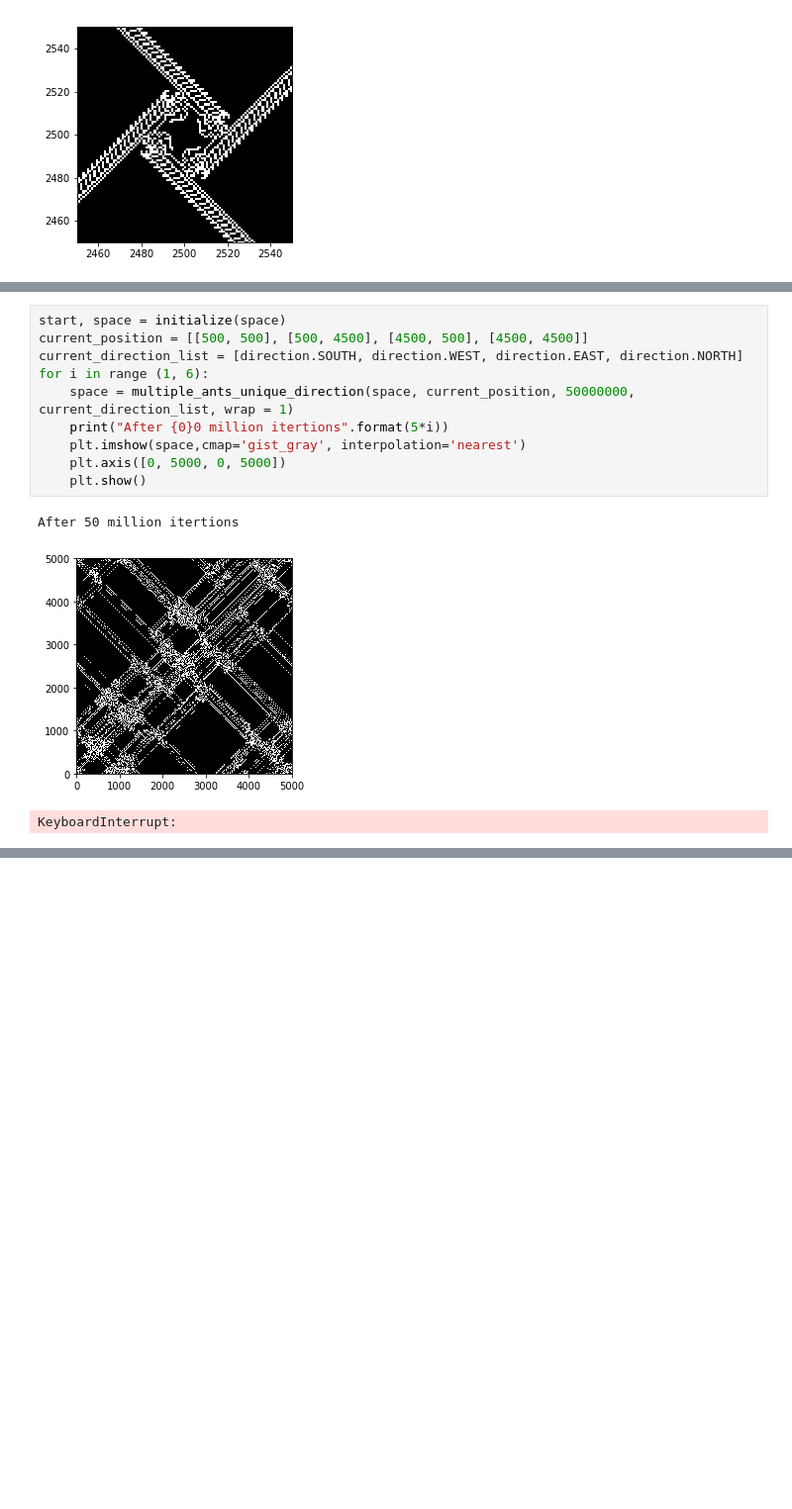
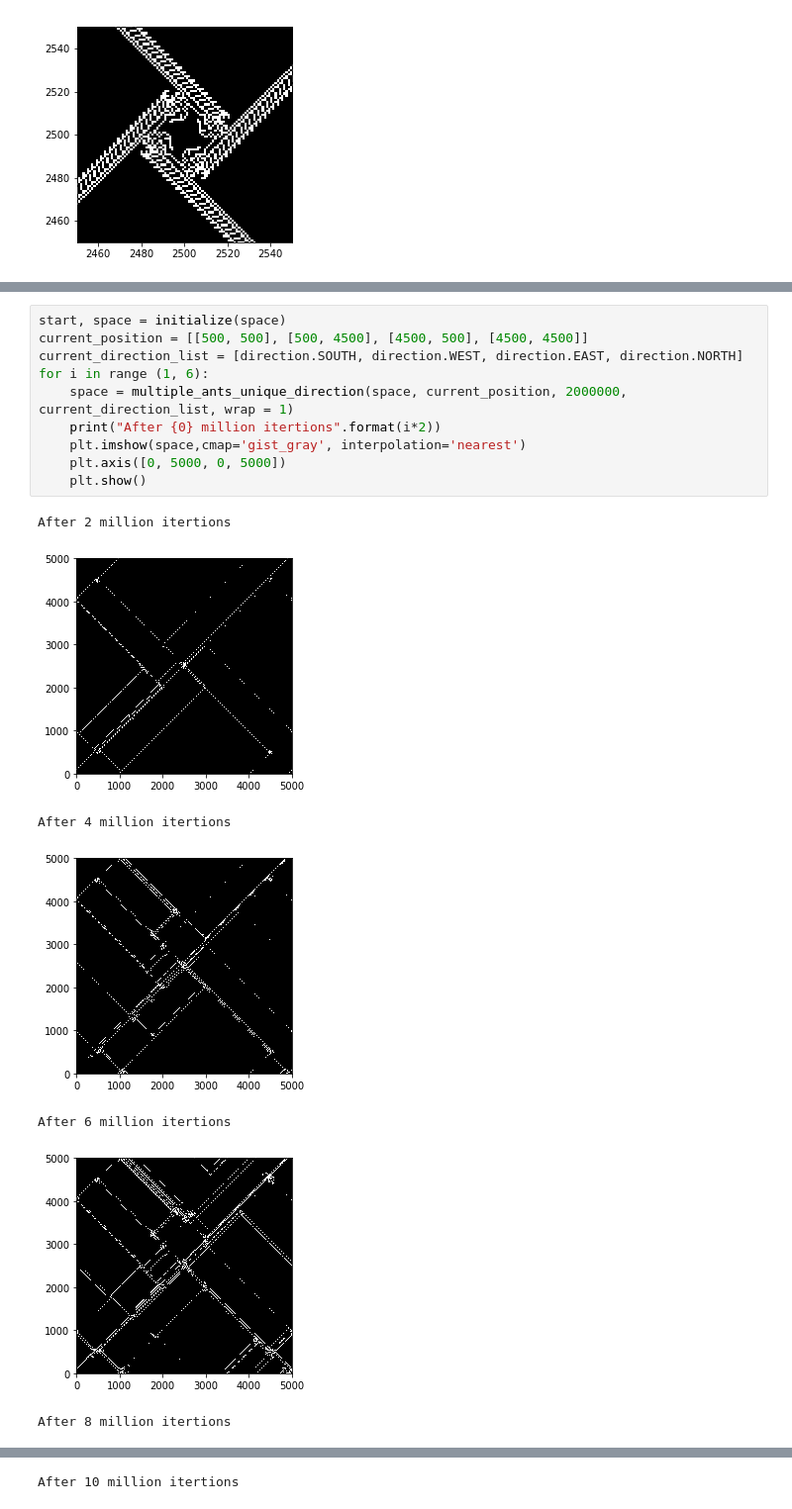
Before and after one commit to div3/LangtonAnt, a Jupyter notebook: Implementation.ipynb, the cells around one changed output, grey strips where cells are left out. Shown: that part at 99% size. Cells and saved outputs as stored; diff of their text form; blank space fills up the shorter version.

```diff
--- a/Implementation.ipynb
+++ b/Implementation.ipynb
@@ -306,14 +306,18 @@ The above pattern was not very interesting, the code below uses the 'wrap' funct
 # %%
 start, space = initialize(space)
 current_position = [[500, 500], [500, 4500], [4500, 500], [4500, 4500]]
 current_direction_list = [direction.SOUTH, direction.WEST, direction.EAST, direction.NORTH]
 for i in range (1, 6):
-    space = multiple_ants_unique_direction(space, current_position, 50000000, current_direction_list, wrap = 1)
-    print("After {0}0 million itertions".format(5*i))
+    space = multiple_ants_unique_direction(space, current_position, 2000000, current_direction_list, wrap = 1)
+    print("After {0} million itertions".format(i*2))
     plt.imshow(space,cmap='gist_gray', interpolation='nearest')
     plt.axis([0, 5000, 0, 5000])
     plt.show()
 # %% [output]
-After 50 million itertions
+After 2 million itertions
-[figure, old version]
+[figure, new version]
-KeyboardInterrupt:
+After 4 million itertions
+[figure, added]
+After 6 million itertions
+[figure, added]
+After 8 million itertions
@@ -319,0 +325 @@ KeyboardInterrupt:
+After 10 million itertions
```
Also changed, not shown: parts of 4 cells of this notebook.
